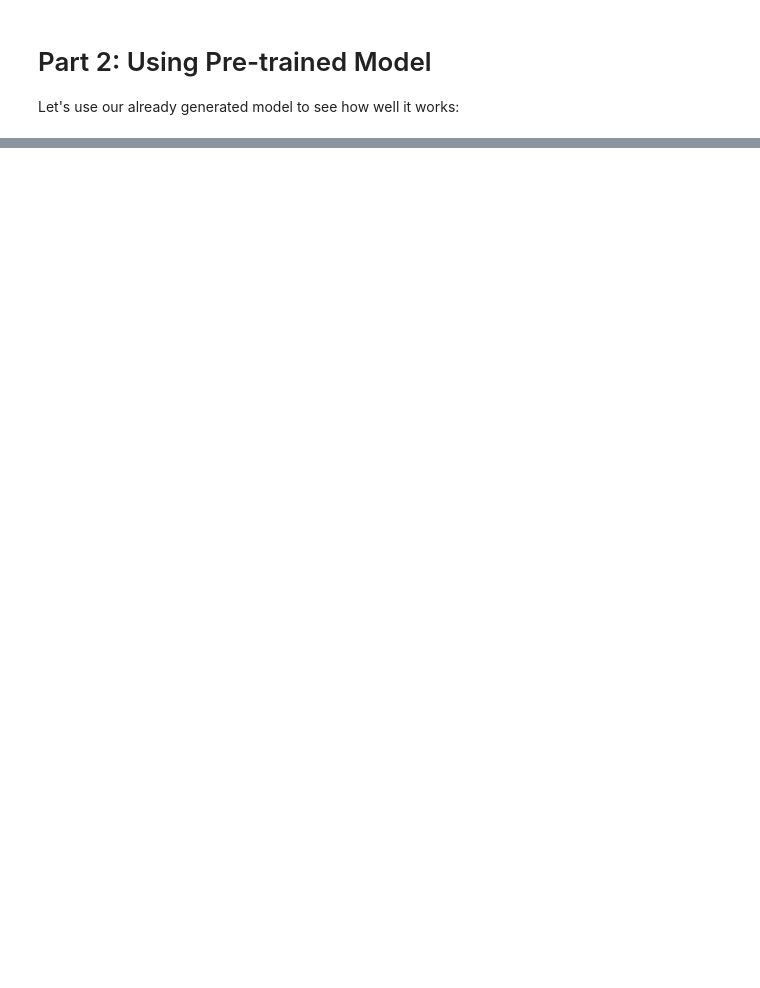
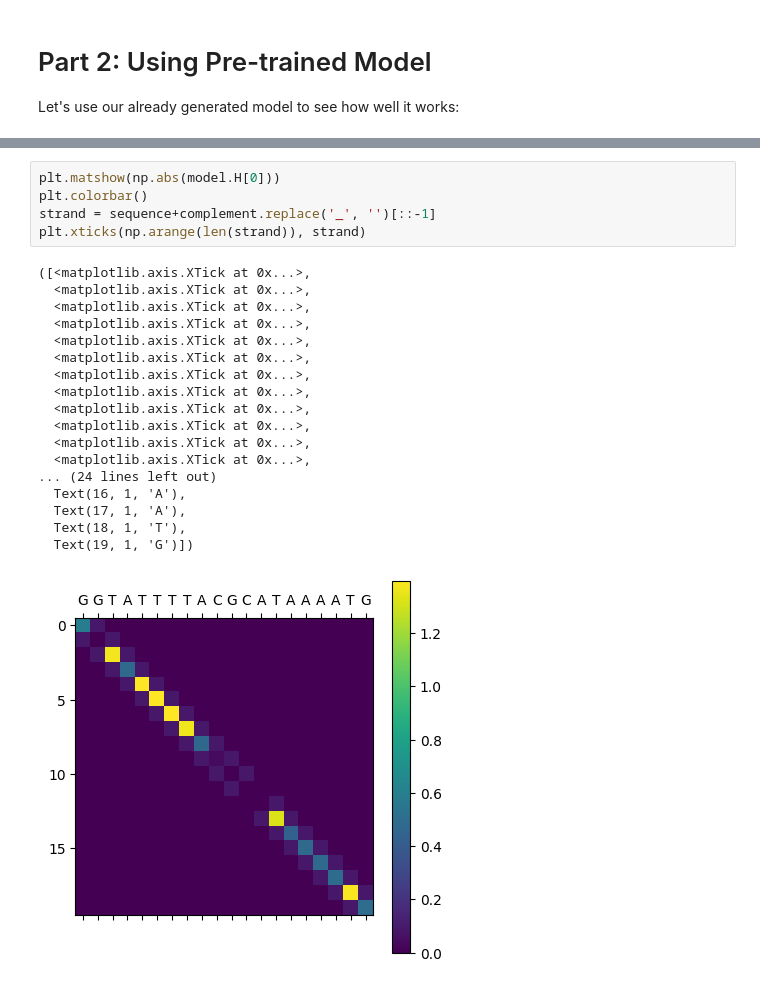
Before and after one commit to wliverno/G3NAT, a Jupyter notebook: Demo.ipynb, the cells around one changed output, grey strips where cells are left out. Drawn from its saved outputs; the diff is of its cells as text; blank space fills up the shorter version.

```diff
--- a/Demo.ipynb
+++ b/Demo.ipynb
@@ -160,0 +158,24 @@ DOS range: [0.0000, 0.0000]
+# %%
+plt.matshow(np.abs(model.H[0]))
+plt.colorbar()
+strand = sequence+complement.replace('_', '')[::-1]
+plt.xticks(np.arange(len(strand)), strand)
+# %% [output]
+([<matplotlib.axis.XTick at 0x...>,
+  <matplotlib.axis.XTick at 0x...>,
+  <matplotlib.axis.XTick at 0x...>,
+  <matplotlib.axis.XTick at 0x...>,
+  <matplotlib.axis.XTick at 0x...>,
+  <matplotlib.axis.XTick at 0x...>,
+  <matplotlib.axis.XTick at 0x...>,
+  <matplotlib.axis.XTick at 0x...>,
+  <matplotlib.axis.XTick at 0x...>,
+  <matplotlib.axis.XTick at 0x...>,
+  <matplotlib.axis.XTick at 0x...>,
+  <matplotlib.axis.XTick at 0x...>,
+... (24 lines left out)
+  Text(16, 1, 'A'),
+  Text(17, 1, 'A'),
+  Text(18, 1, 'T'),
+  Text(19, 1, 'G')])
+[figure, added]
```
Also changed, not shown: parts of 7 cells of this notebook, 2 other files.
